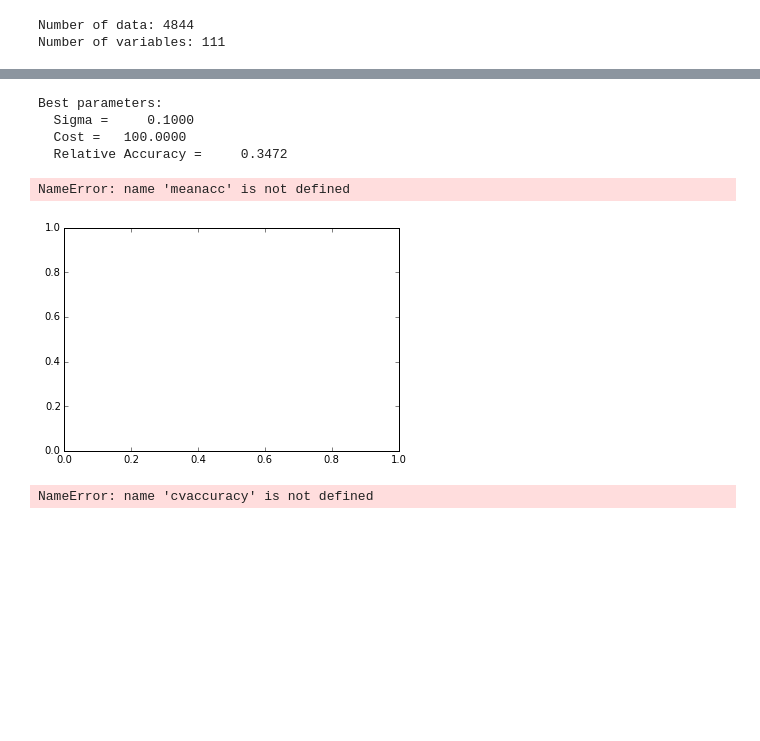
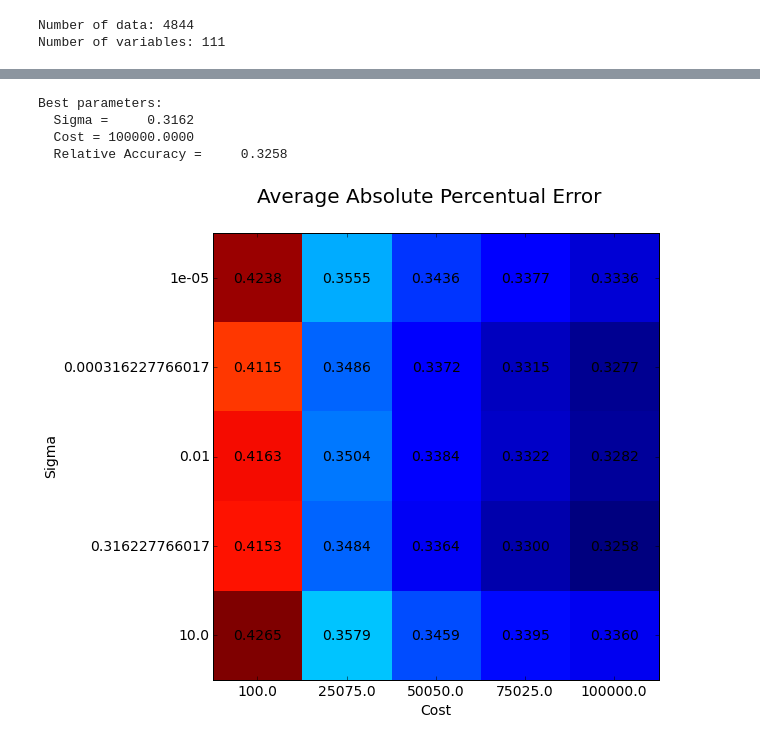
Before and after one commit to koosha/property_values, a Jupyter notebook: code/svm_regression/SVM.ipynb, the cells around one changed output, grey strips where cells are left out. Drawn from its saved outputs; the diff is of its cells as text; code cells hidden in the pictures; blank space fills up the shorter version.

Commit message:
fix svm regression
This version contains 5-fold cross-validation on Sigma and Cost paramters.

```diff
--- a/code/svm_regression/SVM.ipynb
+++ b/code/svm_regression/SVM.ipynb
@@ -43,18 +50,21 @@ nfold=5
 test_frac=0.33
 seed=1331
 
-minsigma=-2
-maxsigma=2
+minsigma=-5
+maxsigma=1
 nsigma=5
 
-mincost=1.0
-maxcost=1e2
+mincost=1e2
+maxcost=1e5
 ncost=5
 
 cvsigma=np.logspace(minsigma, maxsigma, nsigma)
 cvcost=np.linspace(mincost,maxcost,ncost)
 # %%
-cvaccuracy=np.zeros((nsigma,ncost,nfold))
+#
+# 5-fold cross-validation to define parameters
+#
+cvape=np.zeros((nsigma,ncost,nfold))
 for i in range(nfold):
     for j in range(nsigma):
         for k in range(ncost):
@@ -62,5 +72,5 @@ for i in range(nfold):
             X_train, X_test, y_train, y_test = cross_validation.train_test_split( stn_X, y, test_size=test_frac, random_state=i+77 )
             svr_rbf=SVR(kernel='rbf', C=cvcost[k], gamma=cvsigma[j])
             y_pred=svr_rbf.fit(X_train, y_train).predict(X_test)
-            cvaccuracy[i,j,k] = np.mean( ((y_test - y_pred)/y_test) ** 2 )
+            cvape[i,j,k] = np.mean ( np.abs((y_test - y_pred)/y_test) )
 # %% [output]
@@ -84,2 +94,5 @@ for i in range(nfold):
 # %%
-meanacc=np.mean(cvaccuracy,axis=1)
+#
+# Mean absolute percentage error
+#
+cvmape=np.mean(cvape,axis=1)
@@ -88,21 +104,32 @@ idxsigma, idxcost = np.unravel_index(meanacc.argmin(), meanacc.shape)
 # %%
-print("Best parameters: \n  Sigma = %10.4f\n  Cost = %10.4f\n  Relative Accuracy = %10.4f" % (cvsigma[idxsigma],cvcost[idxcost],meanacc[idxsigma,idxcost]))
+#
+# Print out Results
+#
+print("Best parameters: \n  Sigma = %10.4f\n  Cost = %10.4f\n  Relative Accuracy = %10.4f" % (cvsigma[idxsigma],cvcost[idxcost],cvmape[idxsigma,idxcost]))
 # %% [output]
 Best parameters:
-  Sigma =     0.1000
-  Cost =   100.0000
-  Relative Accuracy =     0.3472
+  Sigma =     0.3162
+  Cost = 100000.0000
+  Relative Accuracy =     0.3258
 # %%
-fig, ax = plt.subplots(1)
-ax.imshow(meanacc,interpolation='nearest')
+#
+# Plot results for all combinations tested
+#
+matplotlib.rcParams.update({'font.size': 14})
+fig, ax = plt.subplots(1,figsize=(8,8))
+ax.imshow(cvmape,interpolation='nearest')
 for i in range(nsigma):
     for j in range(ncost):
-        ax.text(i,j,str(meanacc[i,j]), va='center', ha='center')
+        ax.text(i,j,("%.4f" % cvmape[j,i]), va='center', ha='center')
+
+
+fig.suptitle('Average Absolute Percentual Error', fontsize=20)
+plt.xlabel('Cost')
+plt.ylabel('Sigma')
+
+plt.xticks(range(ncost),cvcost)
+plt.yticks(range(nsigma),cvsigma)
+
 fig.show()
 # %% [output]
-NameError: name 'meanacc' is not defined
-[figure, old version]
+[figure, new version]
-# %%
-print(cvaccuracy)
-# %% [output]
-NameError: name 'cvaccuracy' is not defined
```
Also changed, not shown: parts of 5 cells of this notebook.
